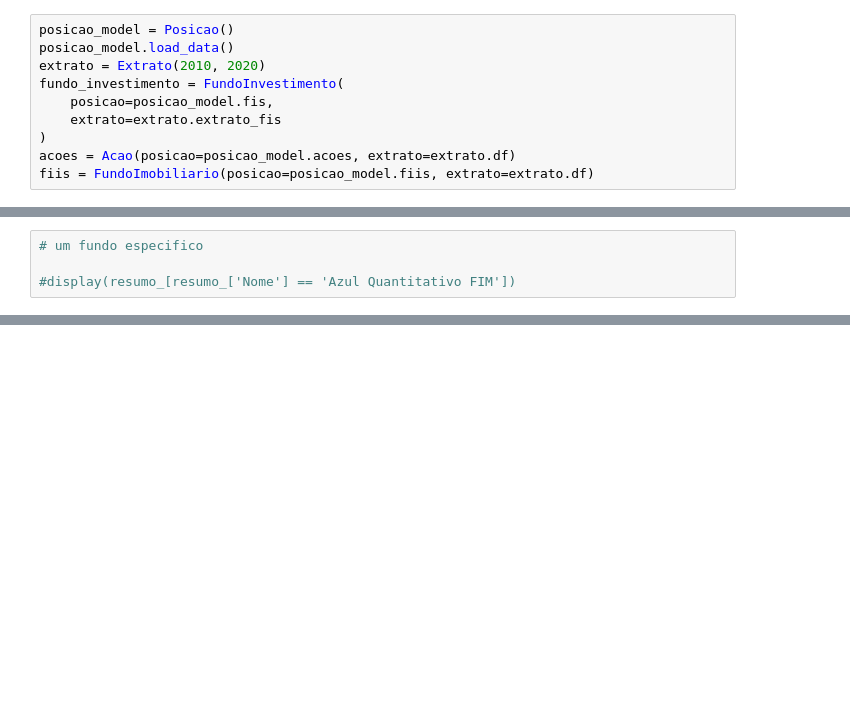
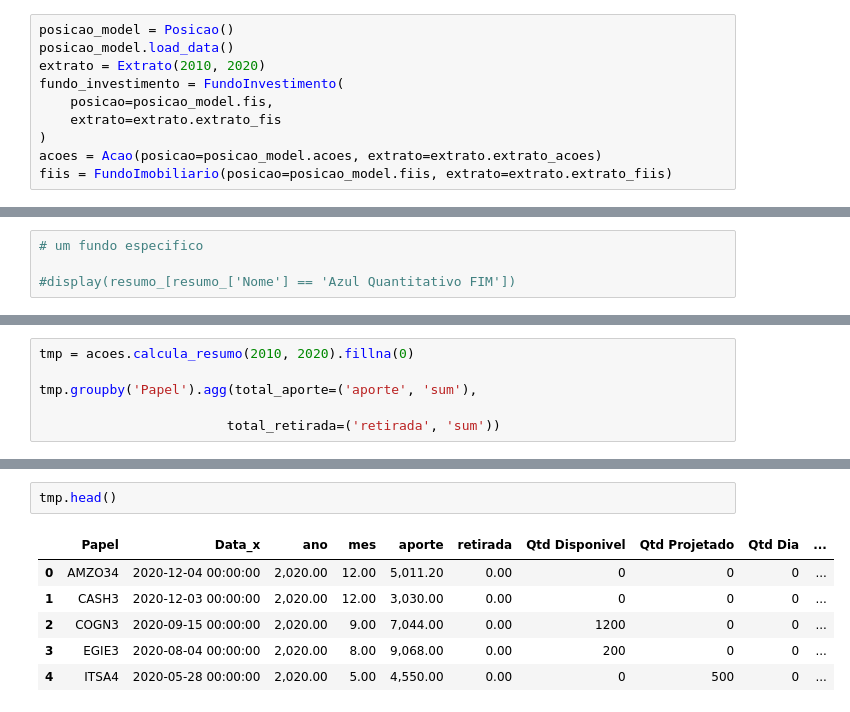
Before and after one commit to gabrielmlg/finance-app, a Jupyter notebook: app/classes/extrato_posicao_acoes.ipynb, the cells around one changed output, grey strips where cells are left out. Drawn from its saved outputs; the diff is of its cells as text; blank space fills up the shorter version.

```diff
--- a/app/classes/extrato_posicao_acoes.ipynb
+++ b/app/classes/extrato_posicao_acoes.ipynb
@@ -22,8 +22,8 @@ fundo_investimento = FundoInvestimento(
     posicao=posicao_model.fis,
     extrato=extrato.extrato_fis
 )
-acoes = Acao(posicao=posicao_model.acoes, extrato=extrato.df)
-fiis = FundoImobiliario(posicao=posicao_model.fiis, extrato=extrato.df)
+acoes = Acao(posicao=posicao_model.acoes, extrato=extrato.extrato_acoes)
+fiis = FundoImobiliario(posicao=posicao_model.fiis, extrato=extrato.extrato_fiis)
 # %% [output]
 A value is trying to be set on a copy of a slice from a DataFrame.
 Try using .loc[row_indexer,col_indexer] = value instead
@@ -133,0 +114,6 @@ extrato.aportes_xp
+# %%
+tmp = acoes.calcula_resumo(2010, 2020).fillna(0)
+
+tmp.groupby('Papel').agg(total_aporte=('aporte', 'sum'),
+
+                        total_retirada=('retirada', 'sum'))
@@ -133,0 +140,9 @@ extrato.aportes_xp
+# %%
+tmp.head()
+# %% [output]
+|  | Papel | Data_x | ano | mes | aporte | retirada | Qtd Disponivel | Qtd Projetado | Qtd Dia | ... |
+| 0 | AMZO34 | 2020-12-04 00:00:00 | 2,020.00 | 12.00 | 5,011.20 | 0.00 | 0 | 0 | 0 | ... |
+| 1 | CASH3 | 2020-12-03 00:00:00 | 2,020.00 | 12.00 | 3,030.00 | 0.00 | 0 | 0 | 0 | ... |
+| 2 | COGN3 | 2020-09-15 00:00:00 | 2,020.00 | 9.00 | 7,044.00 | 0.00 | 1200 | 0 | 0 | ... |
+| 3 | EGIE3 | 2020-08-04 00:00:00 | 2,020.00 | 8.00 | 9,068.00 | 0.00 | 200 | 0 | 0 | ... |
+| 4 | ITSA4 | 2020-05-28 00:00:00 | 2,020.00 | 5.00 | 4,550.00 | 0.00 | 0 | 500 | 0 | ... |
```
Also changed, not shown: parts of 25 cells of this notebook, 2 other files.
